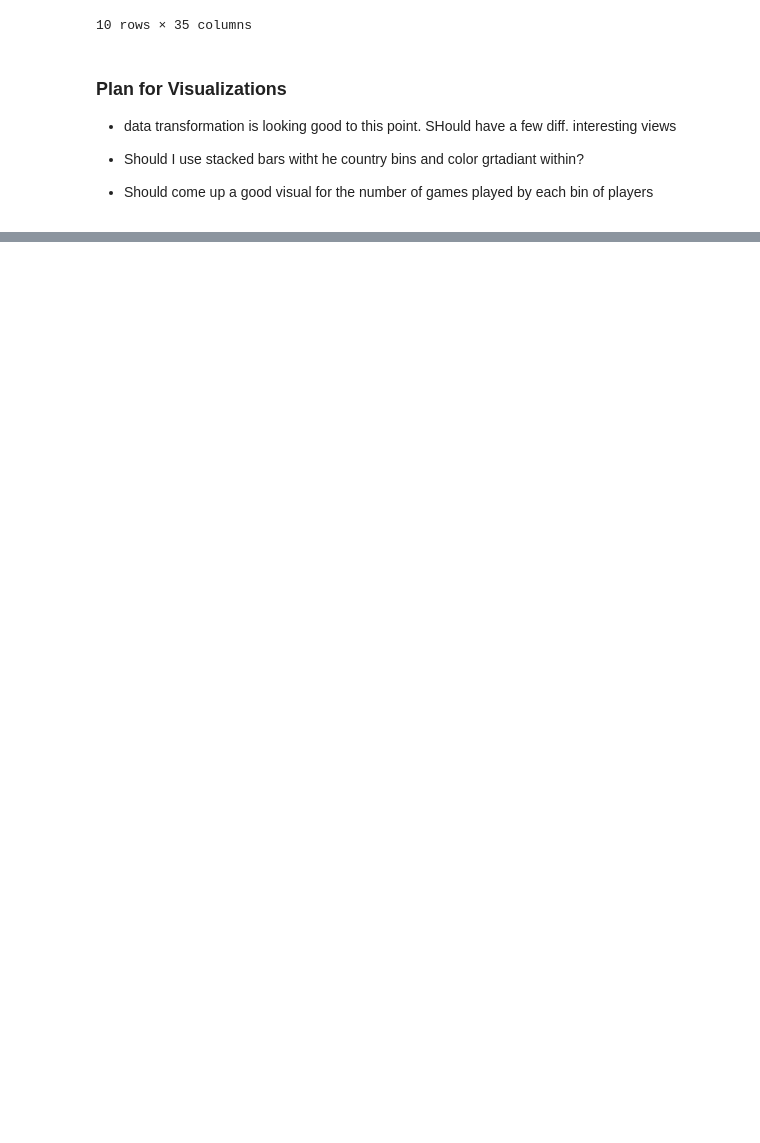
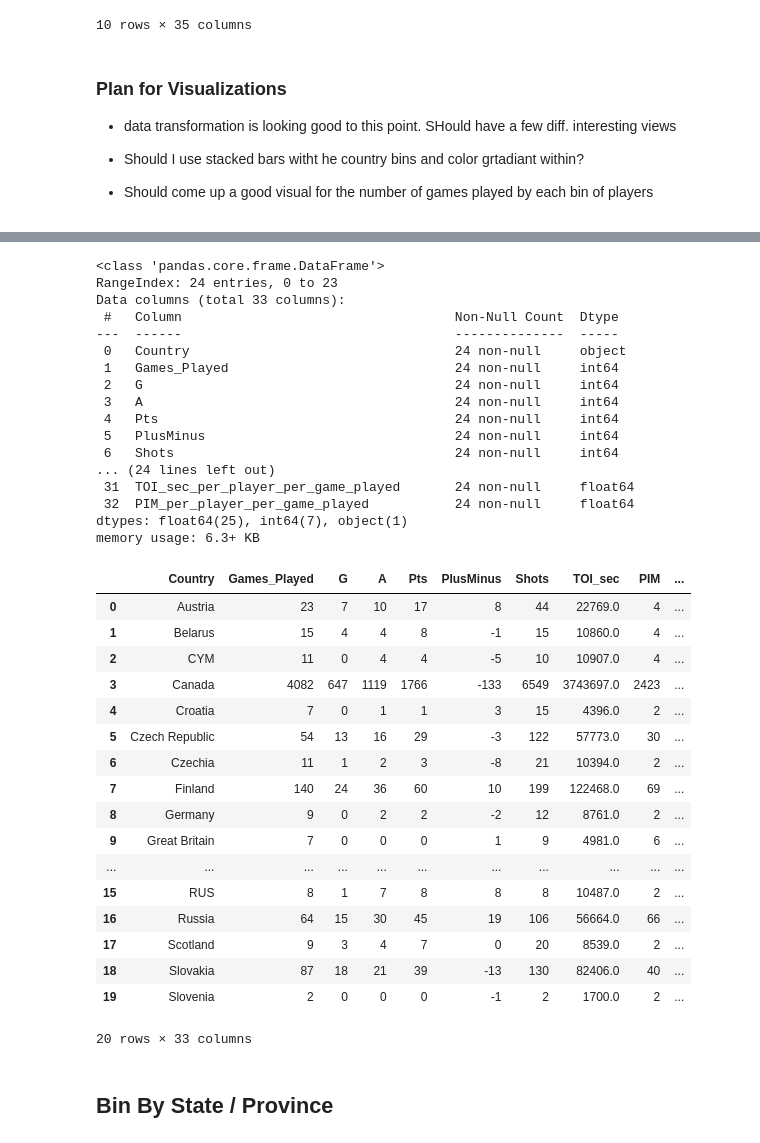
Before and after one commit to JSmith1826/college_hockey_2526, a Jupyter notebook: workbook/visualization_scripts/scoring_by_player_origin.ipynb, the cells around one changed output, grey strips where cells are left out. Cells and saved outputs as stored; diff of their text form; code cells hidden in the pictures; blank space fills up the shorter version.

Commit message:
did the data tranformation for catgorized stats, working well. about to start messing around. GOOD RESTORE POINT

```diff
--- a/workbook/visualization_scripts/scoring_by_player_origin.ipynb
+++ b/workbook/visualization_scripts/scoring_by_player_origin.ipynb
@@ -351,7 +351,7 @@ CJHL_LEAGUES = {"BCHL","AJHL","SJHL","OJHL", "MJHL", "CCHL","MHL"}
 
 US_TIER1 = {"USHL"}                    # non-NTDP USHL here
 US_TIER2 = {"NAHL","NCDC"}
-US_OTHER  = {"USPHL","NA3HL","EHL"}    # common Tier III/independent
+US_OTHER  = {"USPHL","NA3HL"}    # common Tier III/independent
 
 CHL = {"OHL","WHL","QMJHL", "MJAHL"}
 
@@ -630,6 +632,7 @@ memory usage: 3.2 KB
 # %%
 ### Do The Aggrigation by Home Country
 country_agg_stats = {
+    "Games_Played": "sum",
     "G": "sum",
     "A": "sum",
     "Pts": "sum",
@@ -672,0 +676,54 @@ country_player_counts = (df["Country"]
+# %%
+## Calculate rate stats per 60 minutes for each aggregated stat by Country
+for stat in country_agg_stats.keys():
+    country_agg_df[stat + "_per_60min"] = (country_agg_df[stat] / country_agg_df["TOI_sec"]) * 3600
+
+## Calculate per player averages for each aggregated stat by Country
+country_player_counts = country_player_counts.reindex(country_agg_df["Country"])
+for stat in country_agg_stats.keys():
+    country_agg_df[stat + "_per_player"] = country_agg_df[stat] / country_player_counts.values
+
+# Calculate per game averages for each aggregated stat by Country
+for stat in country_agg_stats.keys():
+    country_agg_df[stat + "_per_player_per_game_played"] = country_agg_df[stat] / country_agg_df["Games_Played"]
+
+country_agg_df.info()
+country_agg_df.head(20)
+# %% [output]
+<class 'pandas.core.frame.DataFrame'>
+RangeIndex: 24 entries, 0 to 23
+Data columns (total 33 columns):
+ #   Column                                   Non-Null Count  Dtype
+---  ------                                   --------------  -----
+ 0   Country                                  24 non-null     object
+ 1   Games_Played                             24 non-null     int64
+ 2   G                                        24 non-null     int64
+ 3   A                                        24 non-null     int64
+ 4   Pts                                      24 non-null     int64
+ 5   PlusMinus                                24 non-null     int64
+ 6   Shots                                    24 non-null     int64
+... (24 lines left out)
+ 31  TOI_sec_per_player_per_game_played       24 non-null     float64
+ 32  PIM_per_player_per_game_played           24 non-null     float64
+dtypes: float64(25), int64(7), object(1)
+memory usage: 6.3+ KB
+|  | Country | Games_Played | G | A | Pts | PlusMinus | Shots | TOI_sec | PIM | ... |
+| 0 | Austria | 23 | 7 | 10 | 17 | 8 | 44 | 22769.0 | 4 | ... |
+| 1 | Belarus | 15 | 4 | 4 | 8 | -1 | 15 | 10860.0 | 4 | ... |
+| 2 | CYM | 11 | 0 | 4 | 4 | -5 | 10 | 10907.0 | 4 | ... |
+| 3 | Canada | 4082 | 647 | 1119 | 1766 | -133 | 6549 | 3743697.0 | 2423 | ... |
+| 4 | Croatia | 7 | 0 | 1 | 1 | 3 | 15 | 4396.0 | 2 | ... |
+| 5 | Czech Republic | 54 | 13 | 16 | 29 | -3 | 122 | 57773.0 | 30 | ... |
+| 6 | Czechia | 11 | 1 | 2 | 3 | -8 | 21 | 10394.0 | 2 | ... |
+| 7 | Finland | 140 | 24 | 36 | 60 | 10 | 199 | 122468.0 | 69 | ... |
+| 8 | Germany | 9 | 0 | 2 | 2 | -2 | 12 | 8761.0 | 2 | ... |
+| 9 | Great Britain | 7 | 0 | 0 | 0 | 1 | 9 | 4981.0 | 6 | ... |
+| ... | ... | ... | ... | ... | ... | ... | ... | ... | ... | ... |
+| 15 | RUS | 8 | 1 | 7 | 8 | 8 | 8 | 10487.0 | 2 | ... |
+| 16 | Russia | 64 | 15 | 30 | 45 | 19 | 106 | 56664.0 | 66 | ... |
+| 17 | Scotland | 9 | 3 | 4 | 7 | 0 | 20 | 8539.0 | 2 | ... |
+| 18 | Slovakia | 87 | 18 | 21 | 39 | -13 | 130 | 82406.0 | 40 | ... |
+| 19 | Slovenia | 2 | 0 | 0 | 0 | -1 | 2 | 1700.0 | 2 | ... |
+20 rows × 33 columns
+# %% [markdown]
+## Bin By State / Province
```
Also changed, not shown: parts of 5 cells of this notebook.
